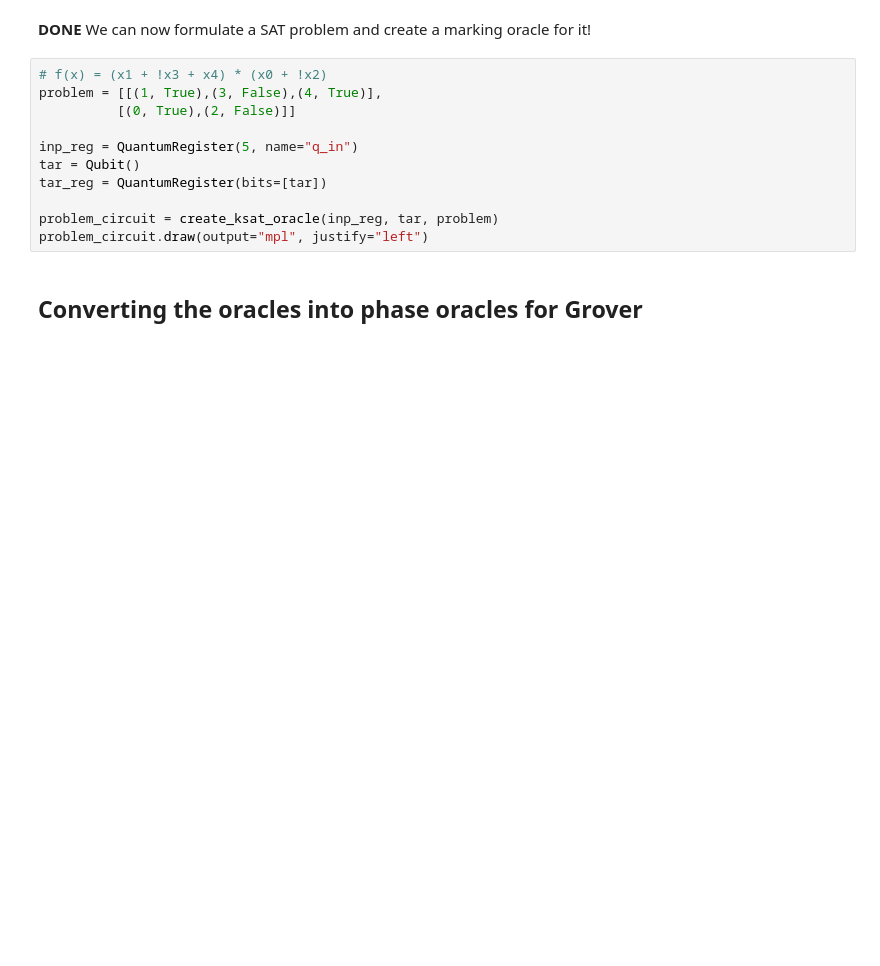
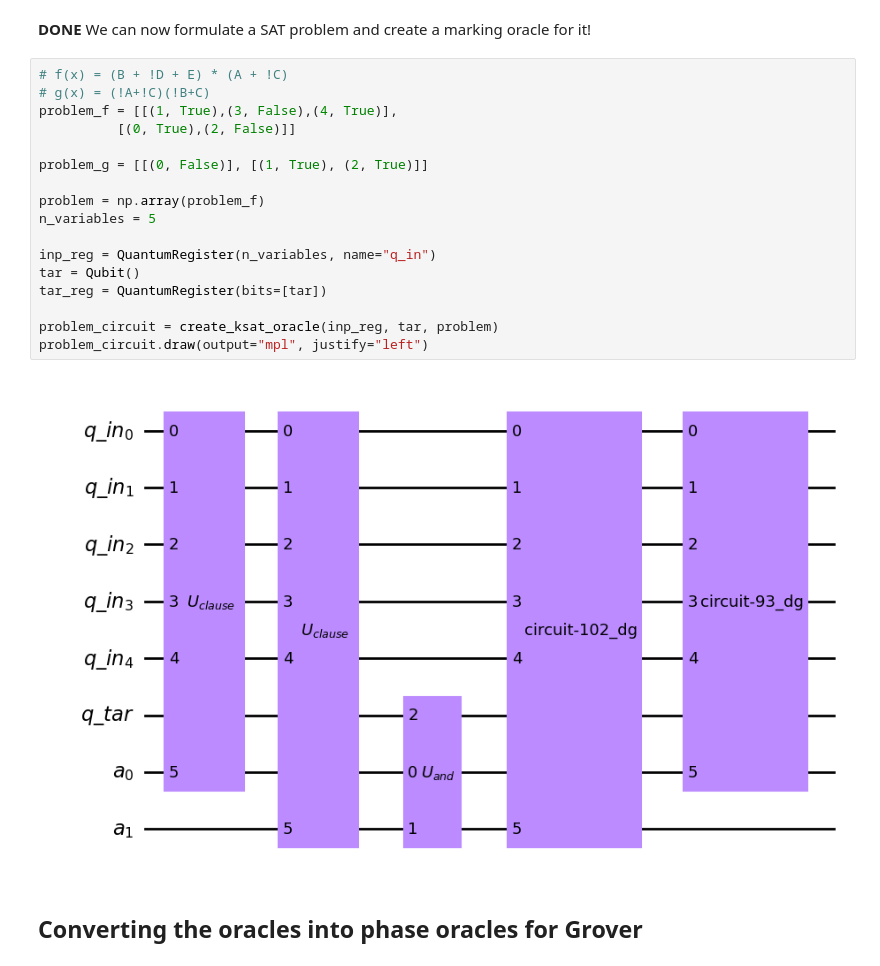
Before and after one commit to KIT-TVA/qc-configuration-problem, a Jupyter notebook: configproblem/SolvingSATWithGrover.ipynb, the cells around one changed output. Cells and saved outputs as stored; diff of their text form; blank space fills up the shorter version.

```diff
--- a/configproblem/SolvingSATWithGrover.ipynb
+++ b/configproblem/SolvingSATWithGrover.ipynb
@@ -143,16 +150,24 @@ def create_ksat_oracle(inp_reg: QuantumRegister, tar: Qubit, clauses: List[List[
 # %% [markdown]
 **DONE** We can now formulate a SAT problem and create a marking oracle for it!
 # %%
-# f(x) = (x1 + !x3 + x4) * (x0 + !x2)
-problem = [[(1, True),(3, False),(4, True)],
+# f(x) = (B + !D + E) * (A + !C)
+# g(x) = (!A+!C)(!B+C)
+problem_f = [[(1, True),(3, False),(4, True)],
           [(0, True),(2, False)]]
 
-inp_reg = QuantumRegister(5, name="q_in")
+problem_g = [[(0, False)], [(1, True), (2, True)]]
+
+problem = np.array(problem_f)
+n_variables = 5
+
+inp_reg = QuantumRegister(n_variables, name="q_in")
 tar = Qubit()
 tar_reg = QuantumRegister(bits=[tar])
 
 problem_circuit = create_ksat_oracle(inp_reg, tar, problem)
 problem_circuit.draw(output="mpl", justify="left")
+# %% [output]
+[figure, added]
 # %% [markdown]
 ## Converting the oracles into phase oracles for Grover
 # %%
```
Also changed, not shown: parts of 21 cells of this notebook.
